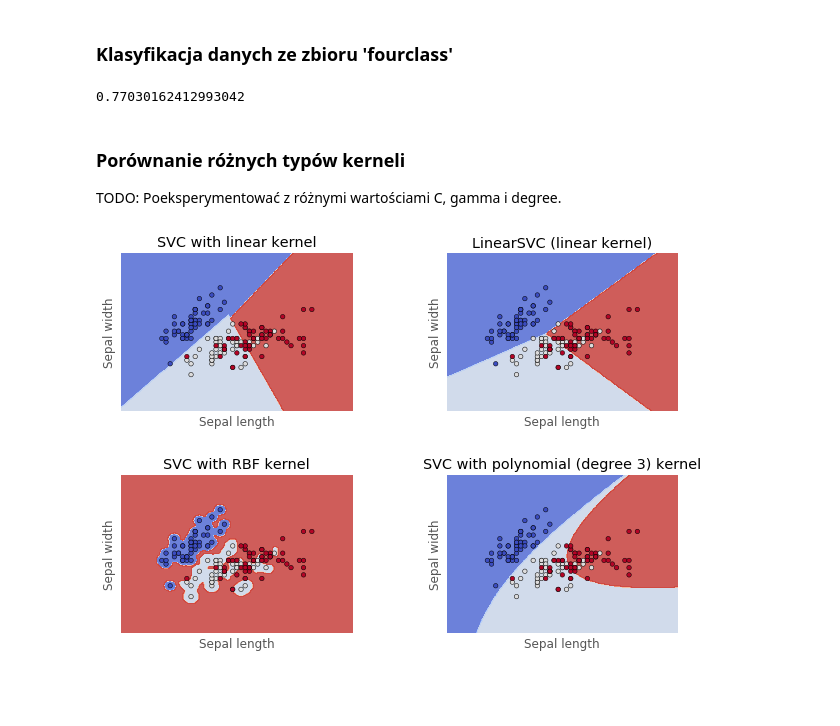
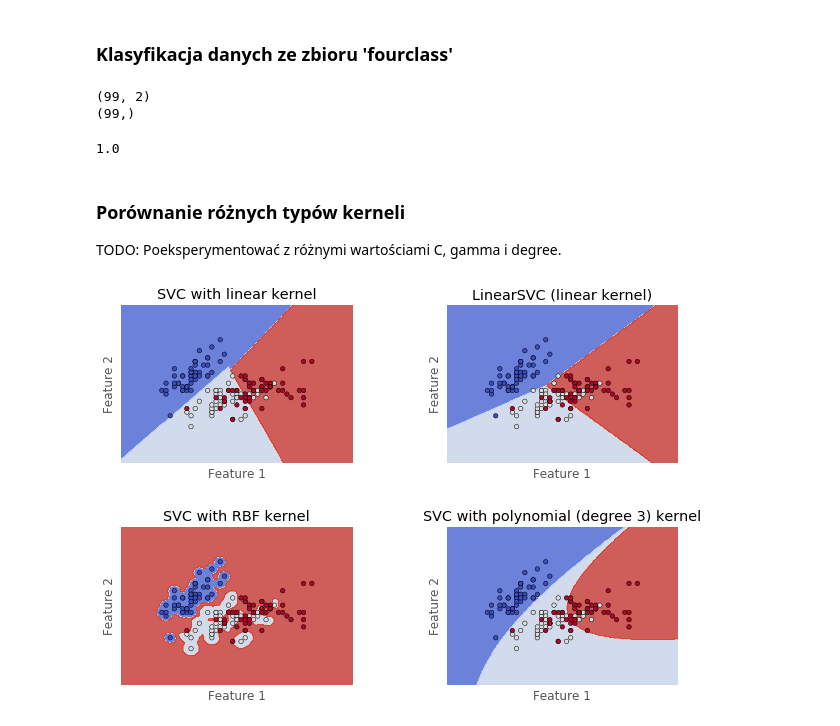
Before and after one commit to msieniawski/mro-svm, a Jupyter notebook: svm-demo.ipynb, the cells around one changed output. Cells and saved outputs as stored; diff of their text form; code cells hidden in the pictures; blank space fills up the shorter version.

```diff
--- a/svm-demo.ipynb
+++ b/svm-demo.ipynb
@@ -23,6 +27,6 @@ Y = [0,1,0,1,0,1]
 # %%
 clf = svm.SVC(kernel='linear', C=1.0)
-clf.fit(X,Y)
+clf.fit(X,y)
 # %% [output]
 SVC(C=1.0, cache_size=200, class_weight=None, coef0=0.0,
   decision_function_shape='ovr', degree=3, gamma='auto', kernel='linear',
@@ -59,12 +77,20 @@ plot_hyperplane(clf)
 # %% [markdown]
 ### Klasyfikacja danych ze zbioru 'fourclass'
 # %%
-df = pd.read_csv('data/fourclass.csv')
+df = pd.read_csv('data/dataset1.csv')
 X = df[['f1','f2']].as_matrix()
-Y = df['l'].as_matrix()
+y = df['l'].as_matrix()
+print(X.shape)
+print(y.shape)
+# %% [output]
+(99, 2)
+(99,)
-# %%
-clf = svm.SVC(kernel='linear', C=1.0)
-clf.fit(X,Y)
-clf.score(X, Y)
-# %% [output]
-0.77030162412993042
+# %%
+#clf = svm.SVC(kernel='linear', C=1.0)
+#clf = svm.SVC(kernel='poly', degree=3, C=1.0)
+clf = svm.SVC(kernel='rbf', gamma=99.7, C=1.0)
+clf.fit(X,y)
+# TODO: Podzielić na zbiór treningowy i testowy
+clf.score(X,y)
+# %% [output]
+1.0
@@ -72,20 +110,6 @@ clf.score(X, Y)
 ### Porównanie różnych typów kerneli
 TODO: Poeksperymentować z różnymi wartościami C, gamma i degree.
 # %%
-def make_meshgrid(x, y, h=.02):
-    x_min, x_max = x.min() - 1, x.max() + 1
-    y_min, y_max = y.min() - 1, y.max() + 1
-    xx, yy = np.meshgrid(np.arange(x_min, x_max, h),
-                         np.arange(y_min, y_max, h))
-    return xx, yy
-
-
-def plot_contours(ax, clf, xx, yy, **params):
-    Z = clf.predict(np.c_[xx.ravel(), yy.ravel()])
-    Z = Z.reshape(xx.shape)
-    out = ax.contourf(xx, yy, Z, **params)
-    return out
-
 # import some data to play with
 iris = datasets.load_iris()
 # Take the first two features. We could avoid this by using a two-dim dataset
@@ -98,33 +122,33 @@ C = 1.0  # SVM regularization parameter
 models = (svm.SVC(kernel='linear', C=C),
           svm.LinearSVC(C=C),
           svm.SVC(kernel='rbf', gamma=99.7, C=C),
           svm.SVC(kernel='poly', degree=3, C=C))
 models = (clf.fit(X, y) for clf in models)
 
 # title for the plots
 titles = ('SVC with linear kernel',
           'LinearSVC (linear kernel)',
           'SVC with RBF kernel',
           'SVC with polynomial (degree 3) kernel')
 
 # Set-up 2x2 grid for plotting.
 fig, sub = plt.subplots(2, 2, figsize=(10, 7))
 plt.subplots_adjust(wspace=0.4, hspace=0.4)
 
 X0, X1 = X[:, 0], X[:, 1]
 xx, yy = make_meshgrid(X0, X1)
 
 for clf, title, ax in zip(models, titles, sub.flatten()):
     plot_contours(ax, clf, xx, yy, cmap=plt.cm.coolwarm, alpha=0.8)
     ax.scatter(X0, X1, c=y, cmap=plt.cm.coolwarm, s=20, edgecolors='k')
     ax.set_xlim(xx.min(), xx.max())
     ax.set_ylim(yy.min(), yy.max())
-    ax.set_xlabel('Sepal length')
-    ax.set_ylabel('Sepal width')
+    ax.set_xlabel('Feature 1')
+    ax.set_ylabel('Feature 2')
     ax.set_xticks(())
     ax.set_yticks(())
     ax.set_title(title)
 
 plt.show()
 # %% [output]
-[figure, old version]
+[figure, new version]
```
Also changed, not shown: parts of 5 cells of this notebook, 2 other files.
